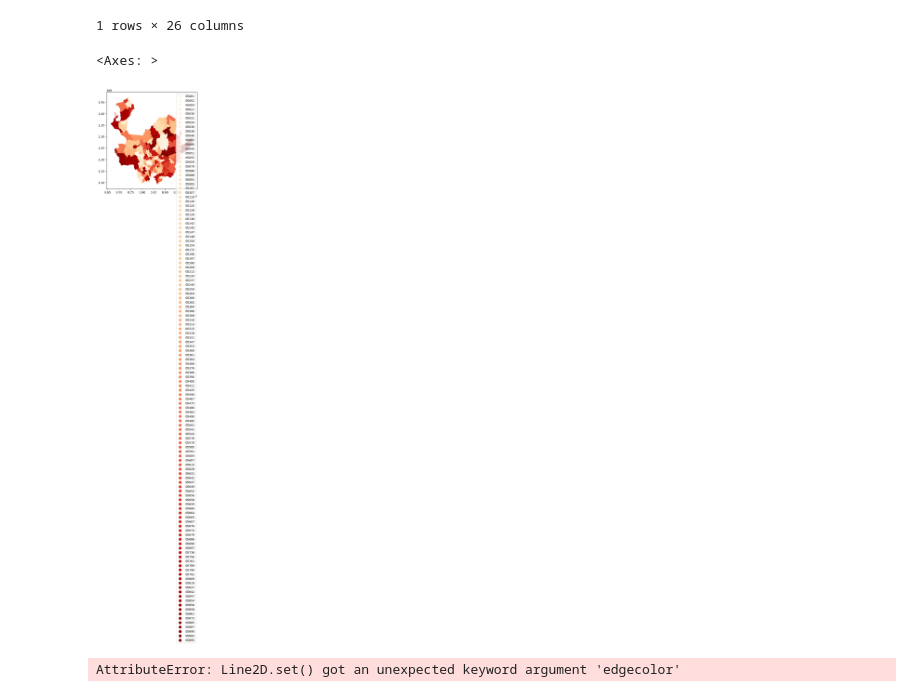
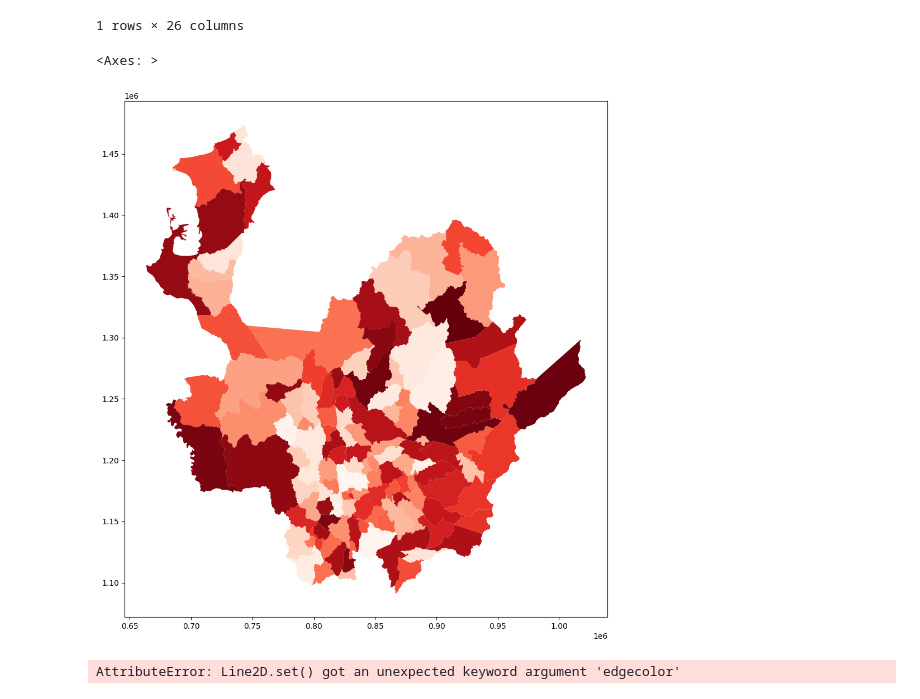
Before and after one commit to stijopa/Tesis, a Jupyter notebook: EDA_T_Sensores.ipynb, the cells around one changed output. Cells and saved outputs as stored; diff of their text form; code cells hidden in the pictures.

Commit message:
Mapa Actualizado Sensores

```diff
--- a/EDA_T_Sensores.ipynb
+++ b/EDA_T_Sensores.ipynb
@@ -140,5 +122,6 @@ Duplicados en df1-df_Cod_DANE:
 # %%
-Sensores_Unicos = df_merge_DANE_SENSOR.drop_duplicates(subset=['codigo_DANE', 'NombreEstacion'])
-Sensores_Unicos.head(1)
+Sensores_Unicos = df_merge_DANE_SENSOR.drop_duplicates(subset=['codigo_DANE', 'NombreEstacion','Fecha'])
+####Sensores_Unicos.head(1)
 #conteo = datos_relacionados['Nombre de la estación'].value_counts().reset_index()
+Sensores_Unicos.shape ##(87403, 26)
 # %% [output]
@@ -158,10 +160,10 @@ Sensores_Unicos.head(1)
 # %%
 mapa_con_sensores = Mapa_Antioquia.merge(Sensores_Unicos, on='COD_MPIO', how='left')
 # %%
-mapa_con_sensores.plot(column='COD_MPIO', cmap='OrRd', legend=True, figsize=(10, 6))
+mapa_con_sensores.plot(column='COD_MPIO', cmap='Reds', legend=False, figsize=(20, 12))
 # %% [output]
 <Axes: >
-[figure, old version]
+[figure, new version]
 # %%
 fig, ax = plt.subplots(1, 1)
 Mapa_Antioquia.plot(ax=ax, color='lightgrey') ### Nueva
```
Also changed, not shown: parts of 5 cells of this notebook.
